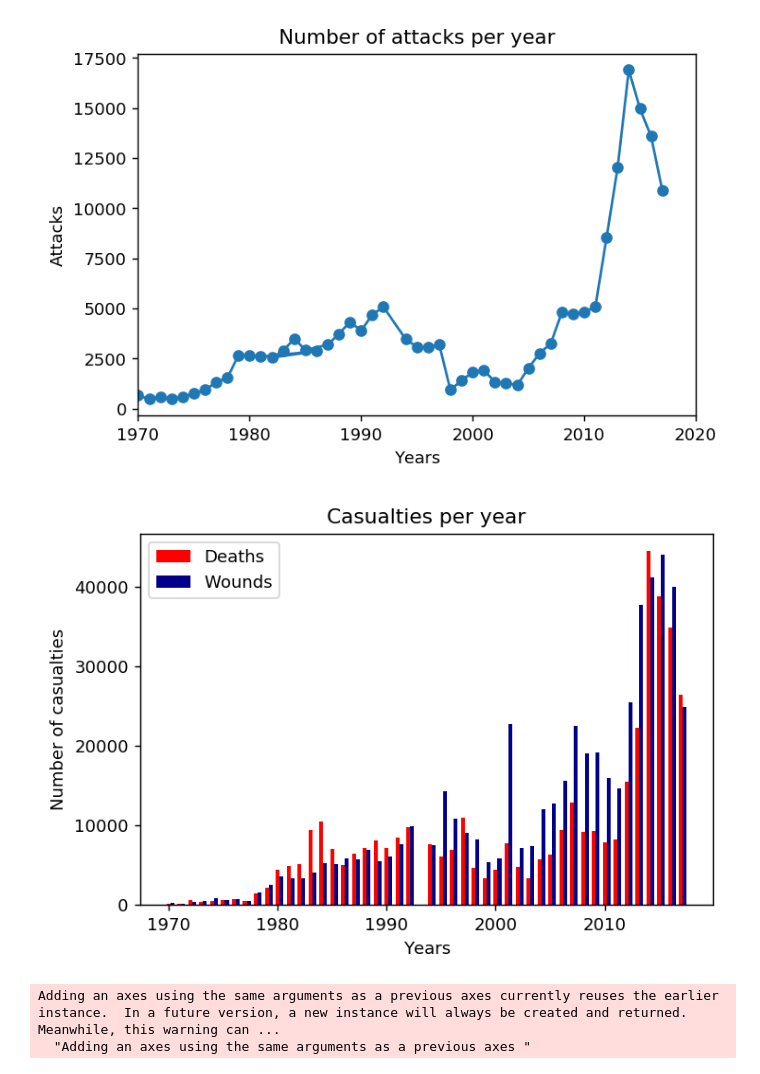
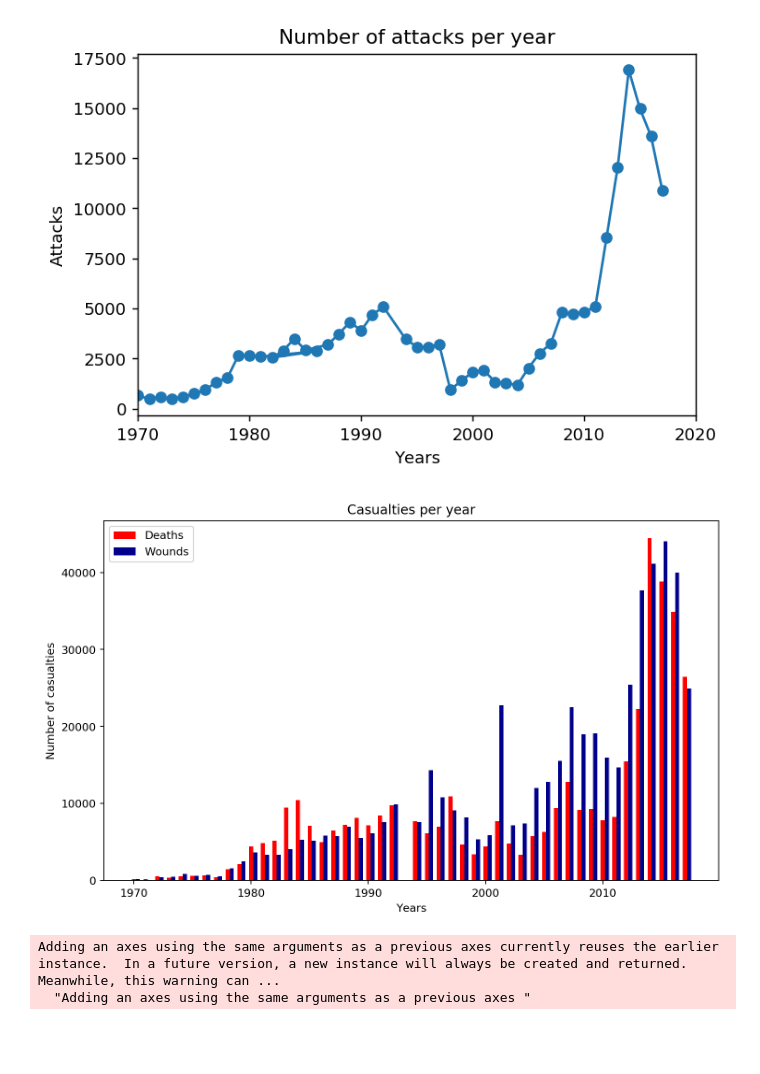
Before and after one commit to matheusfebarbosa/gtdproject, a Jupyter notebook: Global Terrorism - Project.ipynb, the cells around one changed output. Cells and saved outputs as stored; diff of their text form; code cells hidden in the pictures; blank space fills up the shorter version.

```diff
--- a/Global Terrorism - Project.ipynb
+++ b/Global Terrorism - Project.ipynb
@@ -41,14 +43,14 @@ mapper = {'iyear':'Year' , 'country_txt': 'Country',
           'target1':'Target', 'targtype1_txt':'TargetType',
           'attacktype1_txt':'AttackType', 'gname':'Group',
           'weaptype1_txt':'WeaponType','nkill':'Kills',
-          'nwound':'Wounds'}
+          'nwound':'Wounds' , 'motive':'Motive'}
 
 data.rename(columns=mapper,inplace=True);
 
 data = data[['Year' , 'Country', 'Latitude', 'Longitude',
           'Summary', 'Success','Target', 'TargetType',
           'AttackType', 'Group','WeaponType','Kills',
-          'Wounds']]
+          'Wounds','Motive']]
 
 data.fillna(0,inplace=True)
 data.head(5)
@@ -89,25 +94,25 @@ plt.show()
 # %%
 event_kills = [(int(x),int(y)) for [x,y] in data[['Year','Kills']].values]
 year_deaths = defaultdict(int)
 for (x,y) in event_kills:
     year_deaths[x] += y
 
 event_wounds = [(int(x),int(y)) for [x,y] in data[['Year','Wounds']].values]
 year_wounded = defaultdict(int)
 for (x,y) in event_wounds:
     year_wounded[x] += y
 
 
-plt.figure(num=None, figsize=(6, 4), dpi=130, facecolor='w', edgecolor='k')
+plt.figure(num=None, figsize=(10, 6), dpi=170, facecolor='w', edgecolor='k')
 plt.bar(year_deaths.keys(),year_deaths.values(),0.35,color='red')
 plt.bar(np.array(list(year_wounded.keys()))+0.35,year_wounded.values(),0.35,color='darkblue')
 plt.xlabel('Years')
 plt.ylabel('Number of casualties')
 plt.title('Casualties per year')
 plt.legend(('Deaths','Wounds'))
 plt.show()
 # %% [output]
-[figure, old version]
+[figure, new version]
 # %%
 fig = plt.figure(num=None, figsize=(6, 4), dpi=170, facecolor='w', edgecolor='k')
 
```
Also changed, not shown: parts of 5 cells of this notebook.
